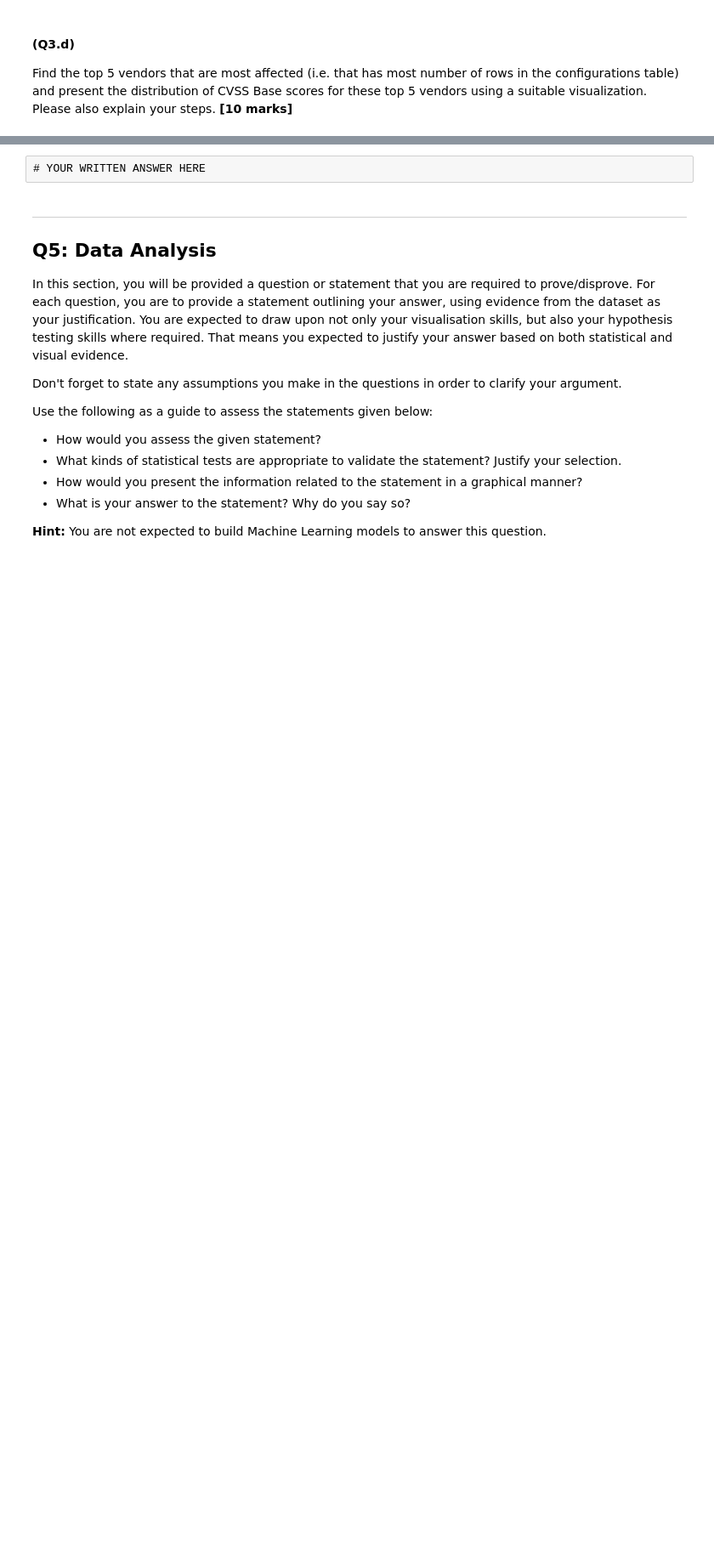
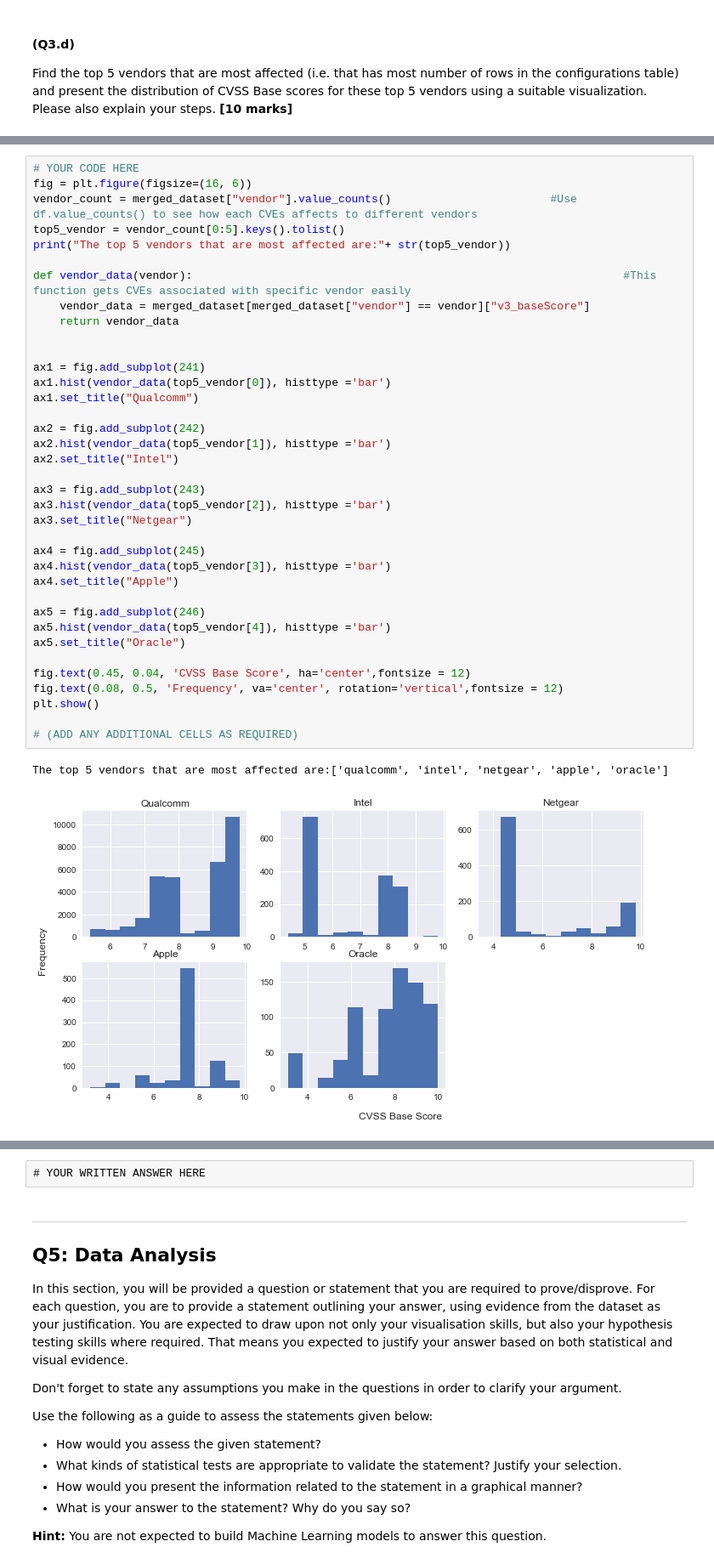
Before and after one commit to kylifish0100/comp2420_assignment1, a Jupyter notebook: Assignment_1_2022.ipynb, the cells around one changed output, grey strips where cells are left out. Shown: that part at 85% size. Saved outputs shown, nothing was run; the diff lists cells and outputs as text; blank space fills up the shorter version.

```diff
--- a/Assignment_1_2022.ipynb
+++ b/Assignment_1_2022.ipynb
@@ -270,0 +432,40 @@ Find the top 5 vendors that are most affected (i.e. that has most number of rows
+# %%
+# YOUR CODE HERE
+fig = plt.figure(figsize=(16, 6))
+vendor_count = merged_dataset["vendor"].value_counts()                        #Use df.value_counts() to see how each CVEs affects to different vendors
+top5_vendor = vendor_count[0:5].keys().tolist()
+print("The top 5 vendors that are most affected are:"+ str(top5_vendor))
+
+def vendor_data(vendor):                                                                 #This function gets CVEs associated with specific vendor easily
+    vendor_data = merged_dataset[merged_dataset["vendor"] == vendor]["v3_baseScore"]
+    return vendor_data
+
+
+ax1 = fig.add_subplot(241)
+ax1.hist(vendor_data(top5_vendor[0]), histtype ='bar')
+ax1.set_title("Qualcomm")
+
+ax2 = fig.add_subplot(242)
+ax2.hist(vendor_data(top5_vendor[1]), histtype ='bar')
+ax2.set_title("Intel")
+
+ax3 = fig.add_subplot(243)
+ax3.hist(vendor_data(top5_vendor[2]), histtype ='bar')
+ax3.set_title("Netgear")
+
+ax4 = fig.add_subplot(245)
+ax4.hist(vendor_data(top5_vendor[3]), histtype ='bar')
+ax4.set_title("Apple")
+
+ax5 = fig.add_subplot(246)
+ax5.hist(vendor_data(top5_vendor[4]), histtype ='bar')
+ax5.set_title("Oracle")
+
+fig.text(0.45, 0.04, 'CVSS Base Score', ha='center',fontsize = 12)
+fig.text(0.08, 0.5, 'Frequency', va='center', rotation='vertical',fontsize = 12)
+plt.show()
+
+# (ADD ANY ADDITIONAL CELLS AS REQUIRED)
+# %% [output]
+The top 5 vendors that are most affected are:['qualcomm', 'intel', 'netgear', 'apple', 'oracle']
+[figure, added]
```
Also changed, not shown: parts of 26 cells of this notebook, 1 other file.
